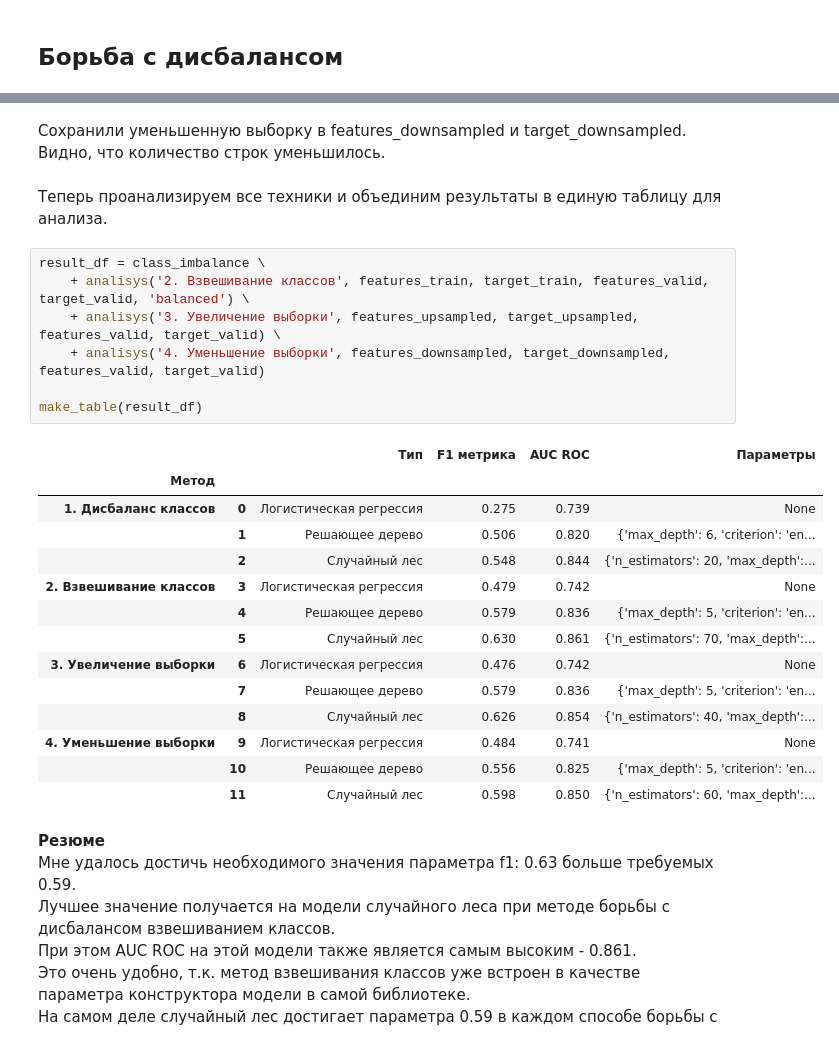
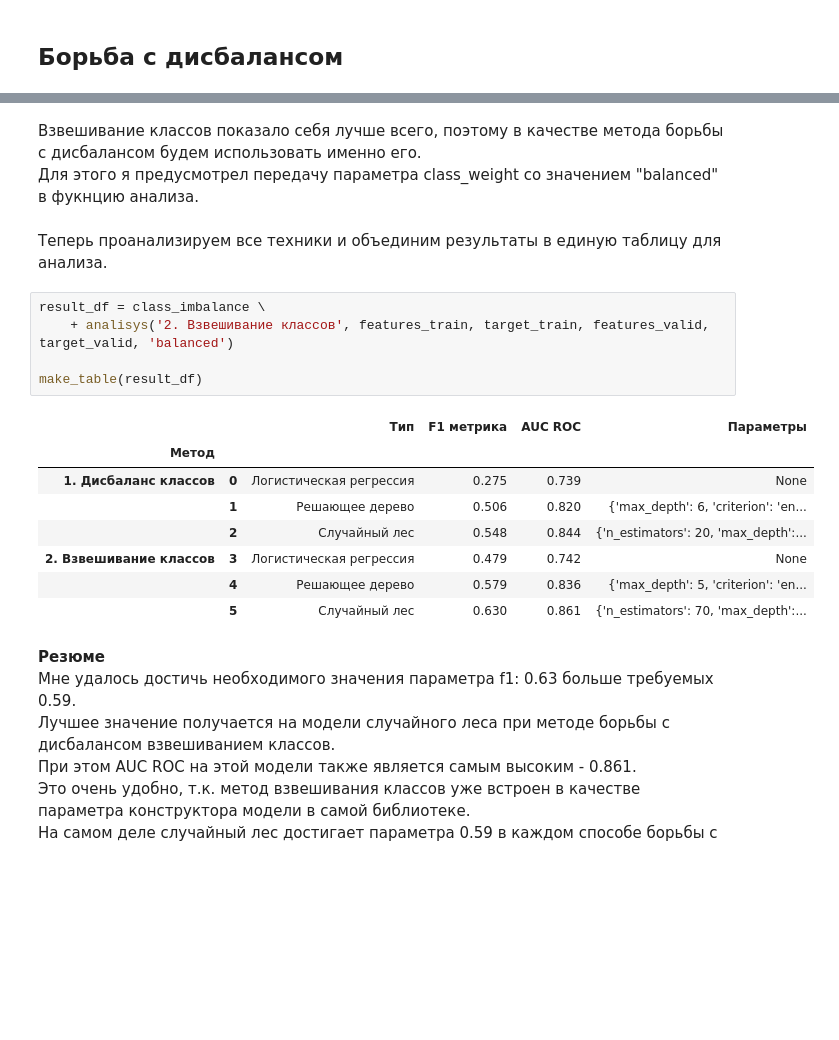
Before and after one commit to StrikeX/supervised-learning, a Jupyter notebook: jupyter-project.ipynb, the cells around one changed output, grey strips where cells are left out. Saved outputs shown, nothing was run; the diff lists cells and outputs as text; blank space fills up the shorter version.

Commit message:
Оставил только взвешивание классов для борьбы с дисбаланвом, т.к. в этом проекте он самый эффективный

```diff
--- a/jupyter-project.ipynb
+++ b/jupyter-project.ipynb
@@ -436,29 +388,22 @@ print(features_downsampled.shape)
-# %% [markdown]
-Сохранили уменьшенную выборку в features_downsampled и target_downsampled. Видно, что количество строк уменьшилось.
+# %% [markdown]
+Взвешивание классов показало себя лучше всего, поэтому в качестве метода борьбы с дисбалансом будем использовать именно его.<br/>
+Для этого я предусмотрел передачу параметра class_weight со значением "balanced" в фукнцию анализа.
 # %% [markdown]
 Теперь проанализируем все техники и объединим результаты в единую таблицу для анализа.
 # %%
 result_df = class_imbalance \
-    + analisys('2. Взвешивание классов', features_train, target_train, features_valid, target_valid, 'balanced') \
-    + analisys('3. Увеличение выборки', features_upsampled, target_upsampled, features_valid, target_valid) \
-    + analisys('4. Уменьшение выборки', features_downsampled, target_downsampled, features_valid, target_valid)
+    + analisys('2. Взвешивание классов', features_train, target_train, features_valid, target_valid, 'balanced')
 
 make_table(result_df)
 # %% [output]
 |  |  | Тип | F1 метрика | AUC ROC | Параметры |
 | Метод |  |  |  |  |  |
 | 1. Дисбаланс классов | 0 | Логистическая регрессия | 0.275 | 0.739 | None |
 |  | 1 | Решающее дерево | 0.506 | 0.820 | {'max_depth': 6, 'criterion': 'en... |
 |  | 2 | Случайный лес | 0.548 | 0.844 | {'n_estimators': 20, 'max_depth':... |
 | 2. Взвешивание классов | 3 | Логистическая регрессия | 0.479 | 0.742 | None |
 |  | 4 | Решающее дерево | 0.579 | 0.836 | {'max_depth': 5, 'criterion': 'en... |
 |  | 5 | Случайный лес | 0.630 | 0.861 | {'n_estimators': 70, 'max_depth':... |
-| 3. Увеличение выборки | 6 | Логистическая регрессия | 0.476 | 0.742 | None |
-|  | 7 | Решающее дерево | 0.579 | 0.836 | {'max_depth': 5, 'criterion': 'en... |
-|  | 8 | Случайный лес | 0.626 | 0.854 | {'n_estimators': 40, 'max_depth':... |
-| 4. Уменьшение выборки | 9 | Логистическая регрессия | 0.484 | 0.741 | None |
-|  | 10 | Решающее дерево | 0.556 | 0.825 | {'max_depth': 5, 'criterion': 'en... |
-|  | 11 | Случайный лес | 0.598 | 0.850 | {'n_estimators': 60, 'max_depth':... |
 # %% [markdown]
 **Резюме**<br/>
 Мне удалось достичь необходимого значения параметра f1: 0.63 больше требуемых 0.59.<br/>
```
Also changed, not shown: parts of 4 cells of this notebook.
